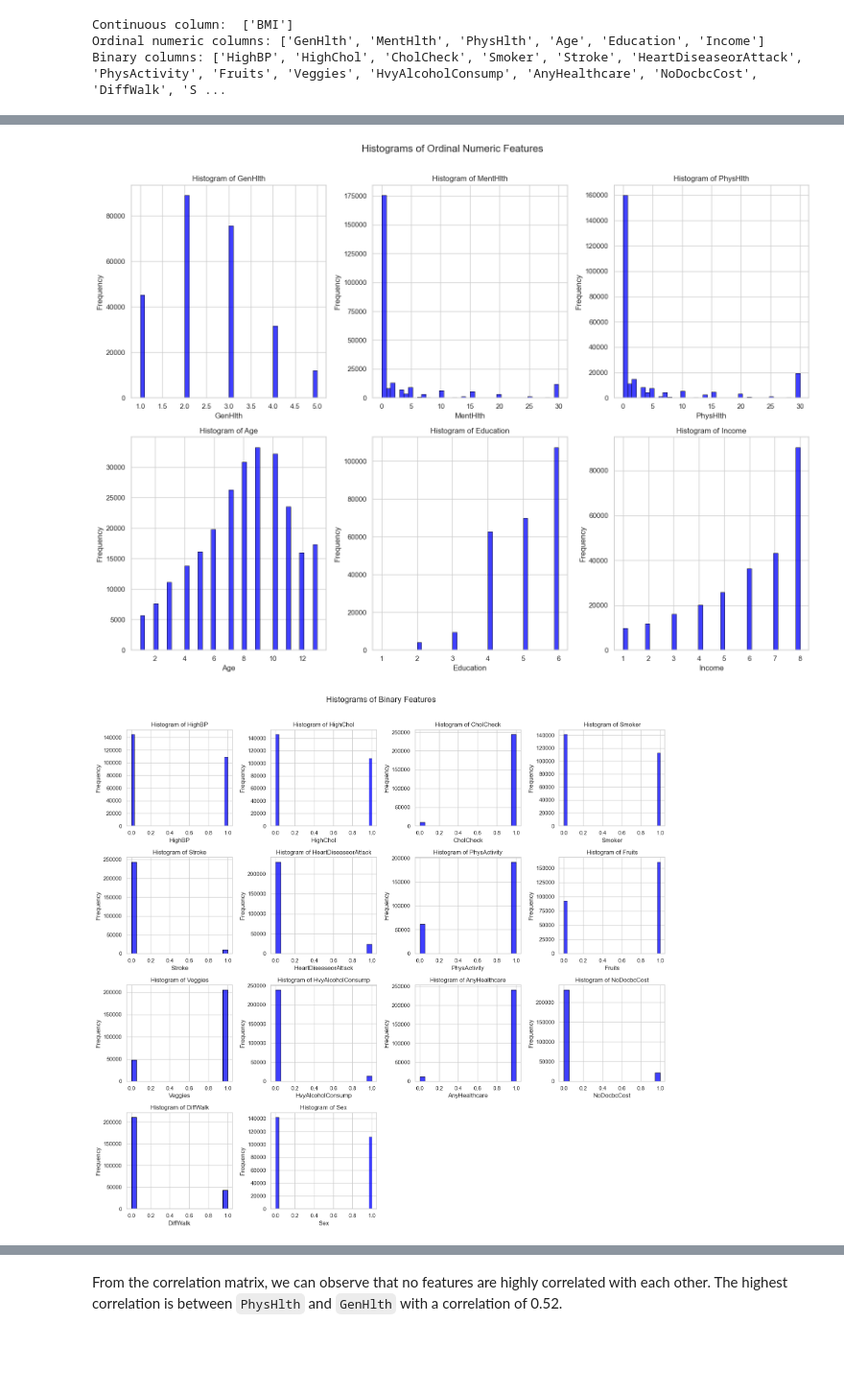
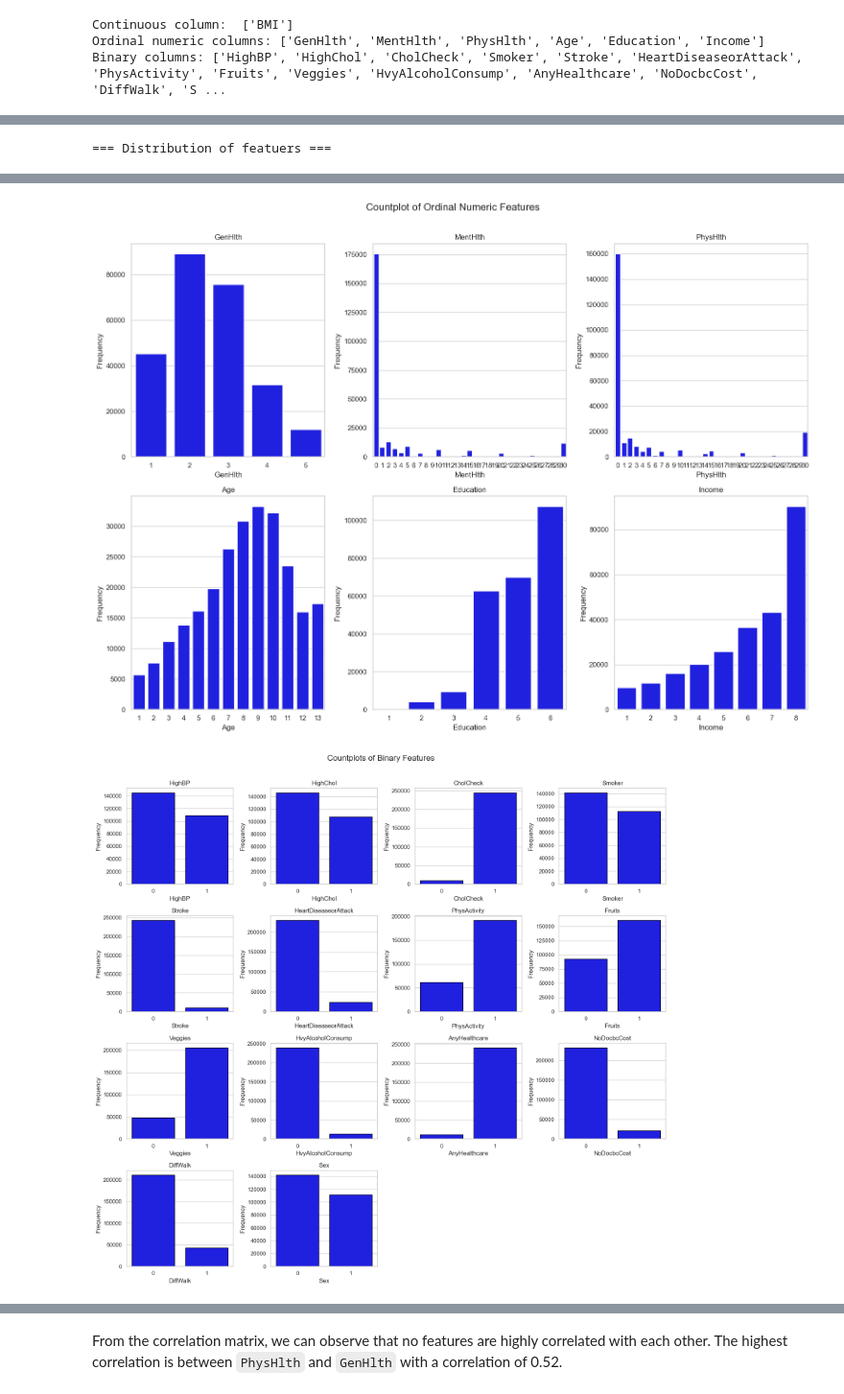
Before and after one commit to cassidygorsky/5243_FinalProject_Team13, a Jupyter notebook: Project4.ipynb, the cells around one changed output, grey strips where cells are left out. Shown at 96% size. Saved outputs shown, nothing was run; the diff lists cells and outputs as text; code cells hidden in the pictures; blank space fills up the shorter version.

```diff
--- a/Project4.ipynb
+++ b/Project4.ipynb
@@ -360,41 +423,61 @@ max         6.000000       8.000000
 # %%
+print("=== Distribution of featuers ===")
 # Histograms for continuous numerical variables
-sns.histplot(df['BMI'], bins=40, kde=True, edgecolor='black',color='blue')
+# Plot histogram
+sns.histplot(df['BMI'], bins=40, kde=True, edgecolor='black', color='blue')
 plt.title('Distribution of BMI')
-plt.ylabel("Frequency")
+plt.xlabel('BMI')
+plt.ylabel('Frequency')
+
+# Descriptive statistics
+mean_val = df['BMI'].mean()
+median_val = df['BMI'].median()
+q1 = df['BMI'].quantile(0.25)
+q3 = df['BMI'].quantile(0.75)
+
+# Add vertical lines
+plt.axvline(mean_val, color='red', linestyle='--', label=f'Mean: {mean_val:.1f}')
+plt.axvline(median_val, color='green', linestyle='--', label=f'Median: {median_val:.1f}')
+plt.axvline(q1, color='purple', linestyle='-.', label=f'25th %ile: {q1:.1f}')
+plt.axvline(q3, color='purple', linestyle='-.', label=f'75th %ile: {q3:.1f}')
+
+plt.legend()
 plt.show()
 
-#Bar plots for ordinal numeric variables
+# Bar plots for ordinal numeric variables
 fig, axes = plt.subplots(nrows=2, ncols=3, figsize=(16, 12))
-axes = axes.flatten() # Flatten the axes array for easy iteration
+axes = axes.flatten()
 
 for i, col in enumerate(ordinal_numeric_cols):
-    sns.histplot(df[col], bins=40,  ax=axes[i], edgecolor='black',color='blue')
-    axes[i].set_title(f"Histogram of {col}")
+    sns.countplot(x=col, data=df, ax=axes[i], color='blue')
+    axes[i].set_title(f"{col}")
     axes[i].set_xlabel(col)
     axes[i].set_ylabel("Frequency")
 
+# Remove unused subplots if any
 for j in range(i + 1, len(axes)):
     fig.delaxes(axes[j])
 
-plt.suptitle("Histograms of Ordinal Numeric Features", fontsize=16)
+plt.suptitle("Countplot of Ordinal Numeric Features", fontsize=16)
 plt.tight_layout(rect=[0, 0, 1, 0.97])
 plt.show()
 
 # Bar plots for binary variables
 fig, axes = plt.subplots(nrows=4, ncols=4, figsize=(16, 15))
-axes = axes.flatten() # Flatten the axes array for easy iteration
+axes = axes.flatten()  # Flatten the axes array for easy iteration
 
 for i, col in enumerate(binary_cols):
-    sns.histplot(df[col],   ax=axes[i], edgecolor='black',color='blue')
-    axes[i].set_title(f"Histogram of {col}")
+    sns.countplot(x=col, data=df, ax=axes[i], color='blue', edgecolor='black')
+    axes[i].set_title(f"{col}")
     axes[i].set_xlabel(col)
     axes[i].set_ylabel("Frequency")
 
+# Remove unused subplots if any
 for j in range(i + 1, len(axes)):
     fig.delaxes(axes[j])
 
-plt.suptitle("Histograms of Binary Features", fontsize=16)
+plt.suptitle("Countplots of Binary Features", fontsize=16)
 plt.tight_layout(rect=[0, 0, 1, 0.97])
 plt.show()
 # %% [output]
+=== Distribution of featuers ===
@@ -402,2 +485,2 @@ plt.show()
-[figure, old version]
+[figure, new version]
-[figure, old version]
+[figure, new version]
```
Also changed, not shown: parts of 25 cells of this notebook.
